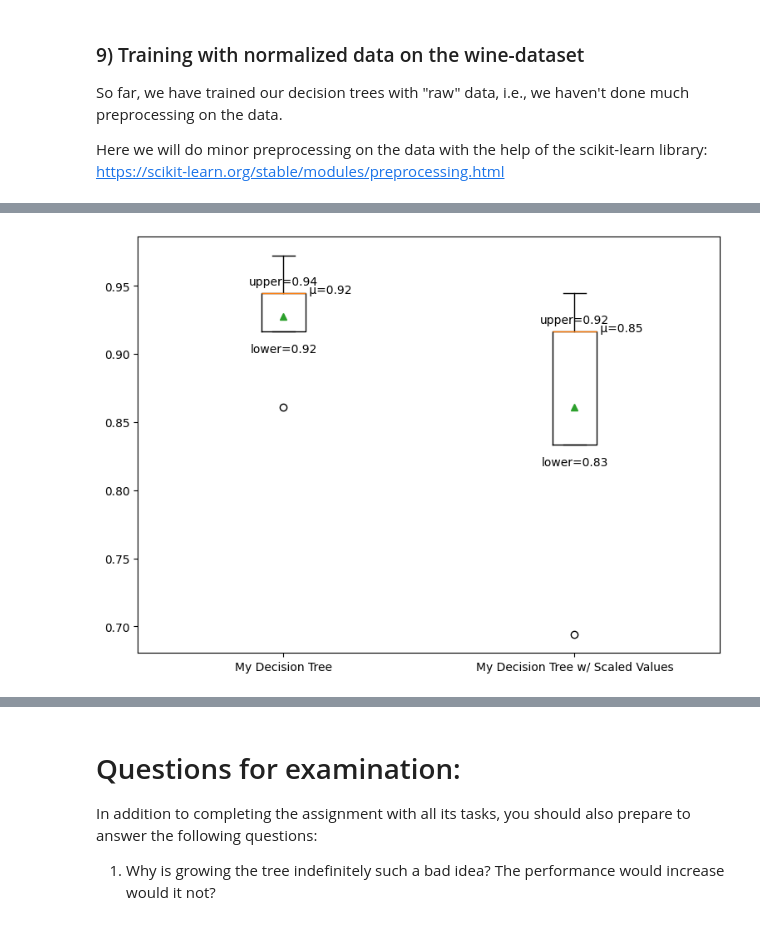
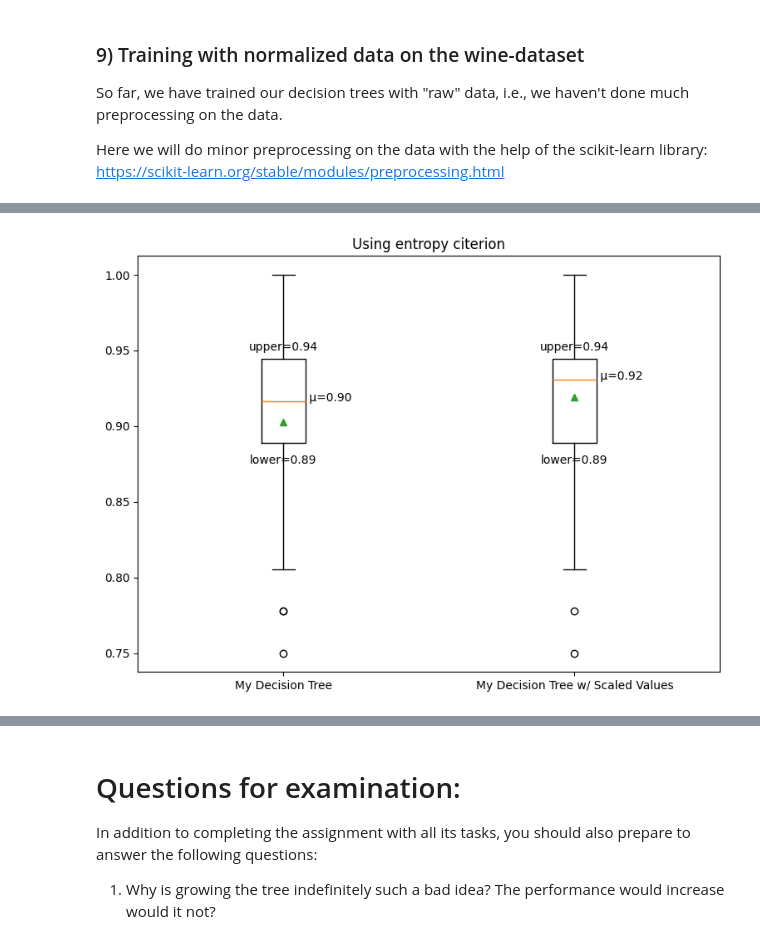
Before and after one commit to JoelScarinius/Decision_Tree_Induction, a Jupyter notebook: ML-Assignment_2_Alexander_Forsanker.ipynb, the cells around one changed output, grey strips where cells are left out. Cells and saved outputs as stored; diff of their text form; code cells hidden in the pictures.

```diff
--- a/ML-Assignment_2_Alexander_Forsanker.ipynb
+++ b/ML-Assignment_2_Alexander_Forsanker.ipynb
@@ -529,10 +517,6 @@ data_wine = data_wine[1:]
 X = data_wine[:, :-1]
 y = data_wine[:, -1]
 X_train, X_test, y_train, y_test = train_test_split(X, y, test_size=0.2, shuffle=True)
-
-min_max_scaler = preprocessing.MinMaxScaler()
-X_train_minmax = min_max_scaler.fit_transform(X_train)
-X_test_minmax = min_max_scaler.transform(X_test)
 
 X_train_minmax = preprocessing.normalize(X_train)
 X_test_minmax = preprocessing.normalize(X_test)
@@ -585,49 +569,55 @@ def parameter_optimization(max_number_of_features=None, max_depth=None, max_samp
 
 # TODO: Do the above at least 5 times
 # NOTE: Use loops here!
-my_accuracies = []
-my_accuracies_scaled = []
-for _ in range(5):
-    X_train, X_test, y_train, y_test = train_test_split(X, y, test_size=0.2, shuffle=True)
-    min_max_scaler = preprocessing.MinMaxScaler()
-    X_train_minmax = min_max_scaler.fit_transform(X_train)
-    X_test_minmax = min_max_scaler.transform(X_test)
 
-    number_of_features = X.shape[1]
-    root = grow_tree(X_train, y_train, number_of_features, max_depth=10, min_samples_for_split=2, criterion='entropy')
-    my_predictions = np.array([traverse_tree(x, root) for x in X_test])
-    my_accuracy = accuracy_score(y_test, my_predictions)
-    my_accuracies.append(my_accuracy)
+boxPlotDataArrays = []
+criterions = ['entropy', 'gini', 'ginisqrt']
+for criteria in criterions:
+    my_accuracies = []
+    my_accuracies_scaled = []
+    for _ in range(50):
+        X_train, X_test, y_train, y_test = train_test_split(X, y, test_size=0.2, shuffle=True)
+        min_max_scaler = preprocessing.MinMaxScaler()
+        X_train_minmax = min_max_scaler.fit_transform(X_train)
+        X_test_minmax = min_max_scaler.transform(X_test)
 
-    number_of_features = X.shape[1]
-    root = grow_tree(X_train_minmax, y_train, number_of_features, max_depth=10, min_samples_for_split=2, criterion='entropy')
-    my_predictions_scaled = np.array([traverse_tree(x, root) for x in X_test_minmax])
-    my_accuracy_scaled = accuracy_score(y_test, my_predictions_scaled)
-    my_accuracies_scaled.append(my_accuracy_scaled)
+        number_of_features = X.shape[1]
+        root = grow_tree(X_train, y_train, number_of_features, max_depth=10, min_samples_for_split=2, criterion=criteria)
+        my_predictions = np.array([traverse_tree(x, root) for x in X_test])
+        my_accuracy = accuracy_score(y_test, my_predictions)
+        my_accuracies.append(my_accuracy)
+
+        number_of_features = X.shape[1]
+        root = grow_tree(X_train_minmax, y_train, number_of_features, max_depth=10, min_samples_for_split=2, criterion=criteria)
+        my_predictions_scaled = np.array([traverse_tree(x, root) for x in X_test_minmax])
+        my_accuracy_scaled = accuracy_score(y_test, my_predictions_scaled)
+        my_accuracies_scaled.append(my_accuracy_scaled)
+
+    boxplotData = [my_accuracies, my_accuracies_scaled]
+    boxPlotDataArrays.append(boxplotData)
 
 # TODO: Plot the results with matplotlib (plt)
 # NOTE: One plot with all results is enough
-boxplotData = [my_accuracies, my_accuracies_scaled]
-fig = plt.figure(figsize =(7, 5))
-ax = fig.add_axes([0, 0, 1, 1])
-labels = ['My Decision Tree', 'My Decision Tree w/ Scaled Values']
-bp = ax.boxplot(boxplotData, labels=labels, showmeans=True)
+for i, bpd in enumerate(boxPlotDataArrays):
+    fig = plt.figure(figsize =(7, 5))
+    ax = fig.add_axes([0, 0, 1, 1])
+    labels = ['My Decision Tree', 'My Decision Tree w/ Scaled Values']
+    bp = ax.boxplot(bpd, labels=labels, showmeans=True)
+    ax.set_title(f'Using {criterions[i]} citerion')
+    m1 = np.mean(bpd, axis=1)
+    for i, line in enumerate(bp['medians']):
+        x, y = line.get_xydata()[1]
+        text = ' μ={:.2f}'.format(m1[i])
+        ax.annotate(text, xy=(x, y))
 
-boxplotDataNP = np.array(boxplotData)
-m1 = boxplotDataNP.mean(axis=0)
-for i, line in enumerate(bp['medians']):
-    x, y = line.get_xydata()[1]
-    text = ' μ={:.2f}'.format(m1[i])
-    ax.annotate(text, xy=(x, y))
+    for i, box in enumerate(bp['boxes']):
+        upper_quartile = box.get_ydata()[2]
+        ax.annotate(f'upper={upper_quartile:.2f}', xy=(i + 1, upper_quartile), xytext=(0, 5),
+                    textcoords='offset points', ha='center', va='bottom')
 
-for i, box in enumerate(bp['boxes']):
-    upper_quartile = box.get_ydata()[2]
-    ax.annotate(f'upper={upper_quartile:.2f}', xy=(i + 1, upper_quartile), xytext=(0, 5),
-                textcoords='offset points', ha='center', va='bottom')
+        lower_quartile = box.get_ydata()[1]
+        ax.annotate(f'lower={lower_quartile:.2f}', xy=(i + 1, lower_quartile), xytext=(0, -10),
+                    textcoords='offset points', ha='center', va='top')
 
-    lower_quartile = box.get_ydata()[1]
-    ax.annotate(f'lower={lower_quartile:.2f}', xy=(i + 1, lower_quartile), xytext=(0, -10),
-                textcoords='offset points', ha='center', va='top')
-
-plt.show()
+    plt.show()
 # %% [output]
@@ -636 +626 @@ plt.show()
-[figure, old version]
+[figure, new version]
```
Also changed, not shown: parts of 6 cells of this notebook.
